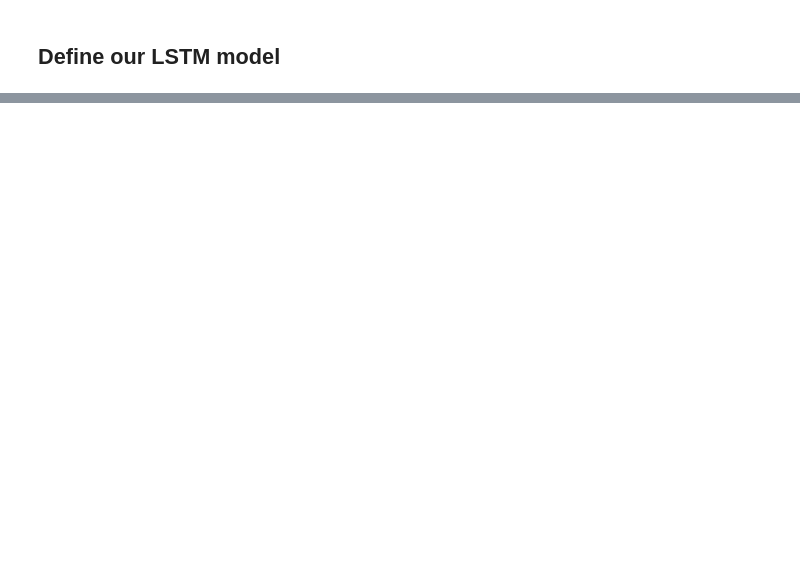
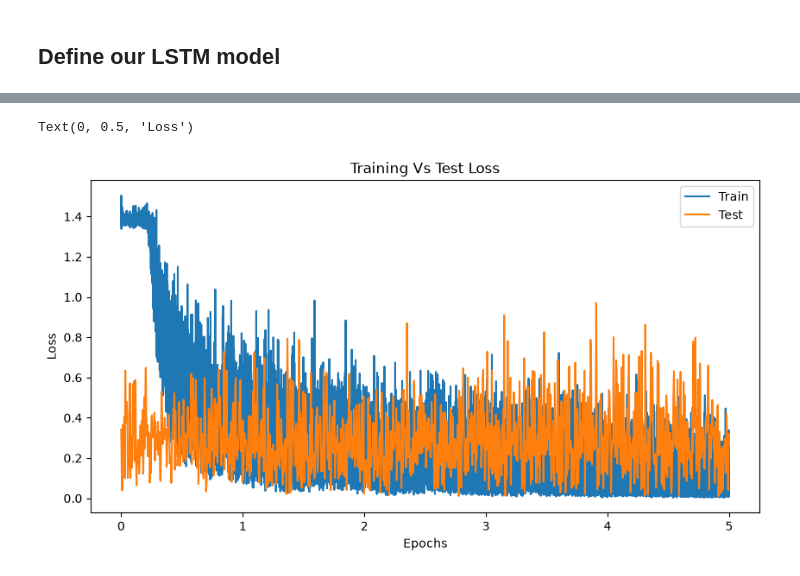
Before and after one commit to Jayadeep19/pytorch, a Jupyter notebook: 5. sequential models/5. LSTM_text_processing.ipynb, the cells around one changed output, grey strips where cells are left out. Cells and saved outputs as stored; diff of their text form; code cells hidden in the pictures; blank space fills up the shorter version.

Commit message:
- Trained an LSTM classifier t predict among the 4 classes

```diff
--- a/5. sequential models/5. LSTM_text_processing.ipynb
+++ b/5. sequential models/5. LSTM_text_processing.ipynb
@@ -345,0 +351,23 @@ class LSTMClassifier(nn.Module):
+# %%
+#let us set the device, if we have gpu
+device = torch.device('cuda' if torch.cuda.is_available() else 'cpu')
+
+hidden_size = 64
+num_layers = 1  #I will only use 1 layer as I do not have a gpu to train the model faster
+lr =0.001
+nepochs = 5
+
+#initilize the model
+classifier = LSTMClassifier(emb_size = len(vocab), output_size = len(LABELS), hidden_size = hidden_size, num_layers = num_layers).to(device)
+
+#get our optimizer
+optimizer = optim.Adam(classifier.parameters(), lr = lr)
+
+#loss function
+loss_fn = nn.CrossEntropyLoss()
+
+#loss loggers
+train_loss_log = []
+test_loss_log = []
+train_acc_log = []
+test_acc_log = []
@@ -345,0 +491,13 @@ class LSTMClassifier(nn.Module):
+# %%
+import numpy as np
+plt.figure(figsize=(10, 5))
+plt.plot(np.linspace(0, nepochs, len(train_loss_log)), train_loss_log)
+plt.plot(np.linspace(0, nepochs, len(test_loss_log)), test_loss_log)
+
+plt.legend(["Train", "Test"])
+plt.title("Training Vs Test Loss")
+plt.xlabel("Epochs")
+plt.ylabel("Loss")
+# %% [output]
+Text(0, 0.5, 'Loss')
+[figure, added]
```
Also changed, not shown: parts of 14 cells of this notebook.
